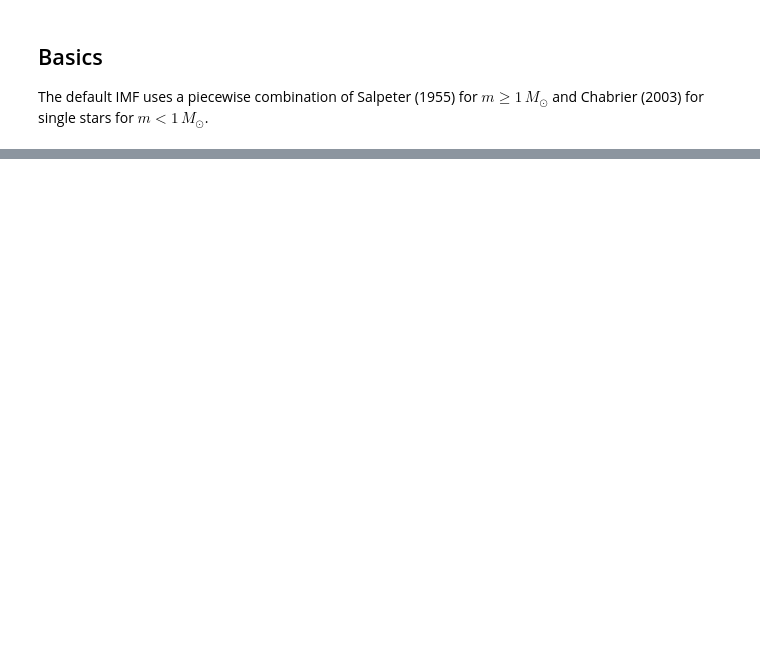
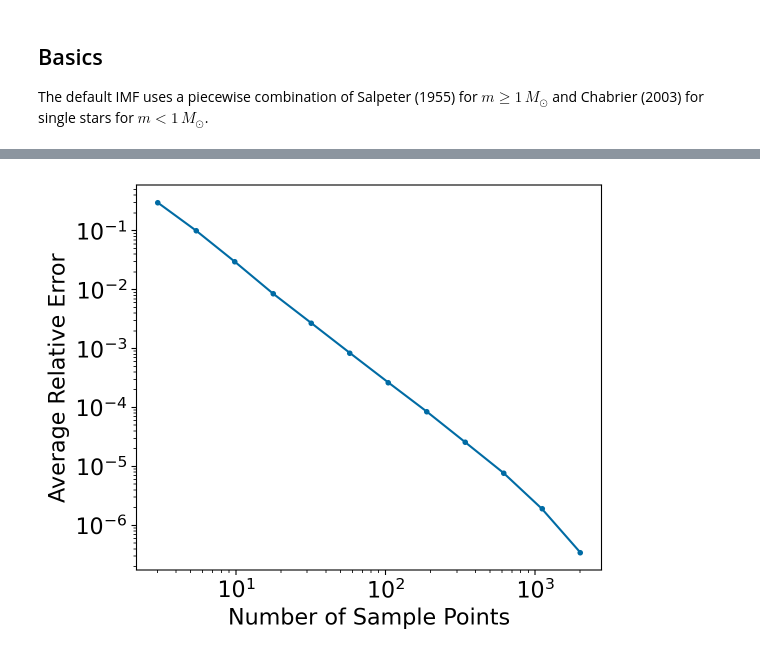
Before and after one commit to zyrxvo/airball, a Jupyter notebook: examples/IMF.ipynb, the cells around one changed output, grey strips where cells are left out. Cells and saved outputs as stored; diff of their text form; code cells hidden in the pictures; blank space fills up the shorter version.

```diff
--- a/examples/IMF.ipynb
+++ b/examples/IMF.ipynb
@@ -101,0 +116,20 @@ plt.show()
+# %%
+imf.number_samples = 2500 # Takes ~20s to run.
+# %%
+# Takes ~40s to run.
+npts = 12
+pts = np.logspace(np.log10(3), np.log10(2000), npts)
+avg_rel_err = np.zeros(npts)
+high_res = imf.cdf(imf.masses(npoints))
+for i,n in enumerate(pts):
+    imf.number_samples = int(n)
+    avg_rel_err[i] = np.nanmean(np.abs((imf.cdf(imf.masses(npoints)) - high_res)/high_res))
+# %%
+plt.rcParams.update({'font.size': 16})
+fig,ax = plt.subplots(1,1, figsize=(6,5))
+ax.loglog(pts, avg_rel_err, '.-')
+ax.set_xlabel(f'Number of Sample Points')
+ax.set_ylabel('Average Relative Error')
+plt.show()
+# %% [output]
+[figure, added]
```
Also changed, not shown: parts of 13 cells of this notebook, 4 other files.
